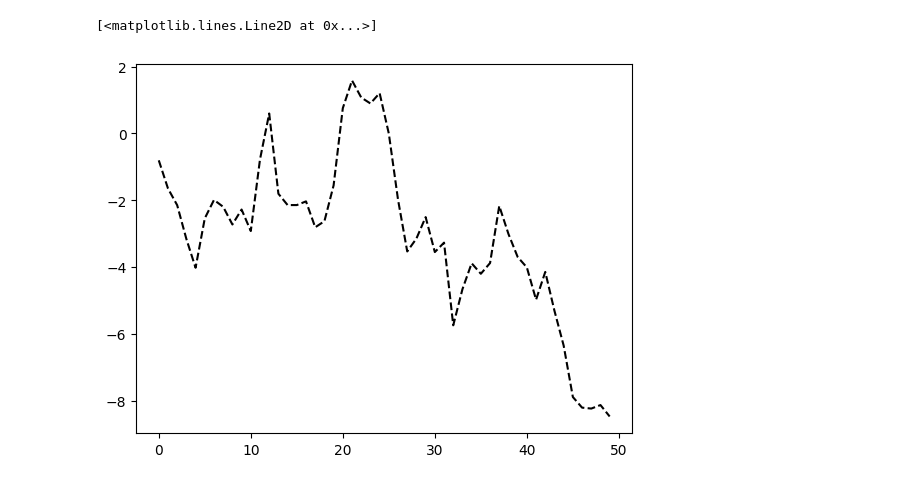
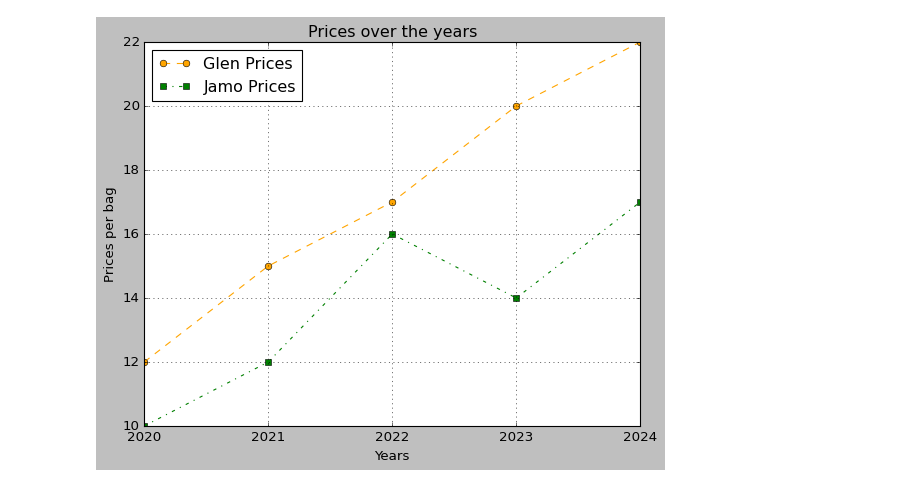
Before and after one commit to EllyOtty77/Data-Analytics, a Jupyter notebook: analysis/3.5 Visualization.ipynb, the cells around one changed output. Cells and saved outputs as stored; diff of their text form; code cells hidden in the pictures.

```diff
--- a/analysis/3.5 Visualization.ipynb
+++ b/analysis/3.5 Visualization.ipynb
@@ -33,5 +73,14 @@ ax3 = fig.add_subplot(2, 2, 3)
-# %%
-plt.plot(np.random.randn(50).cumsum(), 'k--')
-# %% [output]
-[<matplotlib.lines.Line2D at 0x...>]
-[figure, removed]
+# %%
+plt.plot(years, prices1, color="orange", marker='o', linestyle='--', label='Glen Prices')
+plt.plot(years, prices2, color="green", marker='s', linestyle='-.', label='Jamo Prices')
+
+plt.xlabel('Years')
+plt.ylabel('Prices per bag')
+plt.title('Prices over the years')
+plt.legend(loc=2)
+plt.grid()
+
+plt.savefig('line_chart.png') # Saving the chart
+plt.show()
+# %% [output]
+[figure, added]
```
Also changed, not shown: parts of 14 cells of this notebook, 3 other files.
